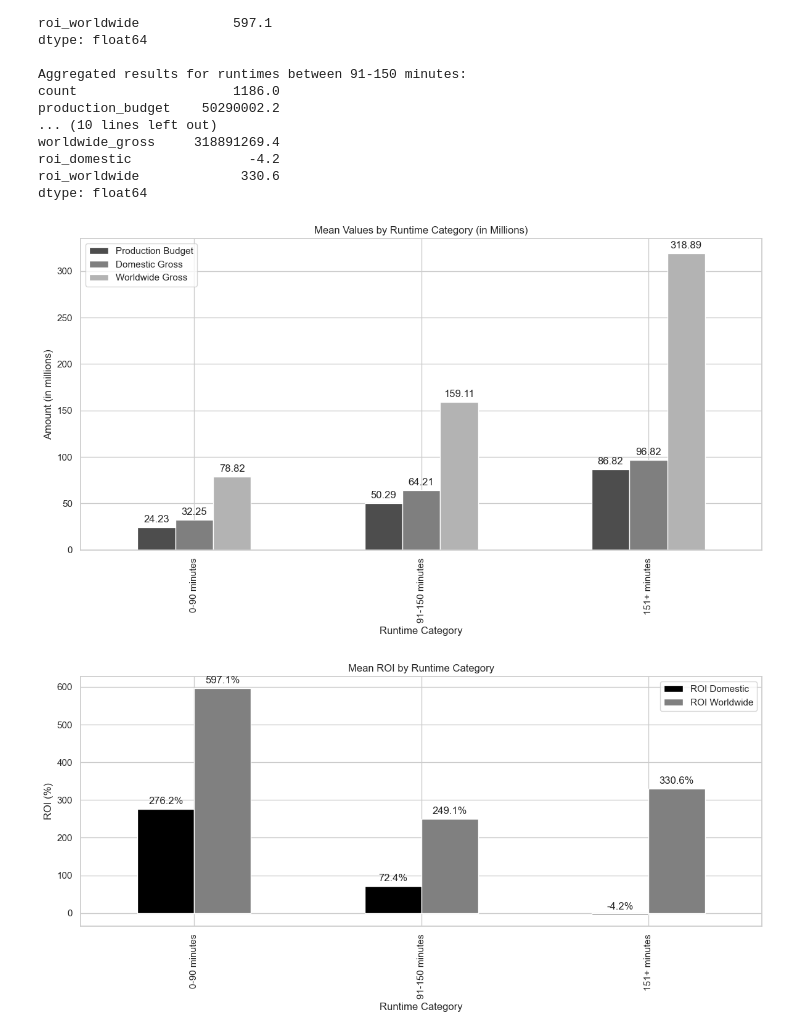
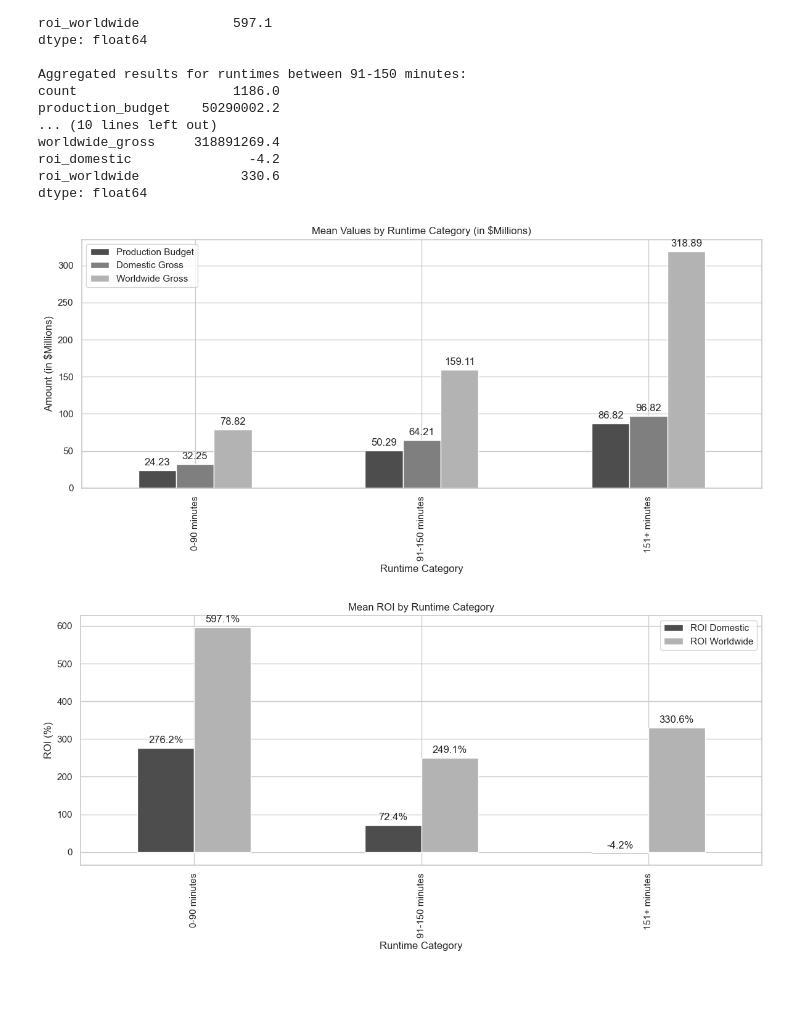
Before and after one commit to nealiyer88/dsc-phase-2-project, a Jupyter notebook: student.ipynb, the cells around one changed output. Drawn from its saved outputs; the diff is of its cells as text; code cells hidden in the pictures; blank space fills up the shorter version.

Commit message:
Runtime Update

```diff
--- a/student.ipynb
+++ b/student.ipynb
@@ -738,42 +738,42 @@ agg_data[['production_budget', 'domestic_gross', 'worldwide_gross']] /= 1e6
 colors = ['#4d4d4d', '#7f7f7f', '#b3b3b3']
 
 # Plotting Mean Values
-fig, ax1 = plt.subplots(figsize=(12, 7))
+fig, ax1 = plt.subplots(figsize=(12, 6))
 mean_values = agg_data[['production_budget', 'domestic_gross', 'worldwide_gross']]
 mean_values.plot(kind='bar', ax=ax1, color=colors)
-ax1.set_title('Mean Values by Runtime Category (in Millions)')
-ax1.set_ylabel('Amount (in millions)')
+ax1.set_title('Mean Values by Runtime Category (in $Millions)')
+ax1.set_ylabel('Amount (in $Millions)')
 ax1.set_xlabel('Runtime Category')
 ax1.legend(['Production Budget', 'Domestic Gross', 'Worldwide Gross'])
 
 # Annotate bars with actual values
 for p in ax1.patches:
     ax1.annotate(f'{p.get_height():.2f}',
                  (p.get_x() + p.get_width() / 2., p.get_height()),
                  ha='center', va='center', xytext=(0, 9),
                  textcoords='offset points')
 
 plt.tight_layout()
 plt.show()
 
 # Plotting ROIs
 fig, ax2 = plt.subplots(figsize=(12, 6))
 roi_values = agg_data[['roi_domestic', 'roi_worldwide']]
-roi_values.plot(kind='bar', ax=ax2, color=['black', 'grey'])
+roi_values.plot(kind='bar', ax=ax2, color=['#4d4d4d', '#b3b3b3'])
 ax2.set_title('Mean ROI by Runtime Category')
 ax2.set_ylabel('ROI (%)')
 ax2.set_xlabel('Runtime Category')
 ax2.legend(['ROI Domestic', 'ROI Worldwide'])
 
 # Annotate bars with actual ROI values in percentages
 for p in ax2.patches:
     ax2.annotate(f'{p.get_height():.1f}%',
                  (p.get_x() + p.get_width() / 2., p.get_height()),
                  ha='center', va='center', xytext=(0, 9),
                  textcoords='offset points')
 
 plt.tight_layout()
 plt.show()
 # %% [output]
-[figure, old version]
+[figure, new version]
-[figure, old version]
+[figure, new version]
```
